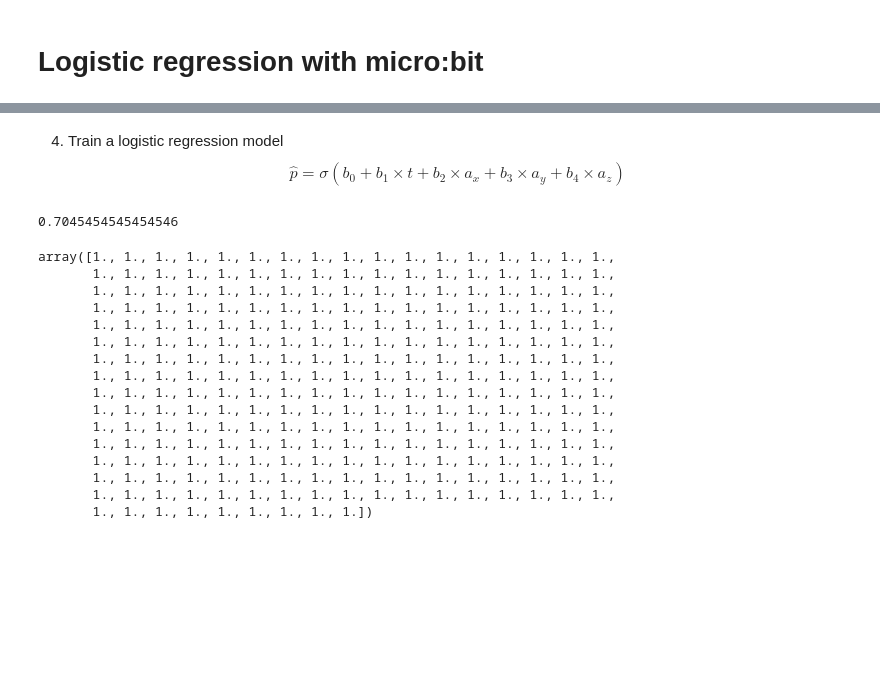
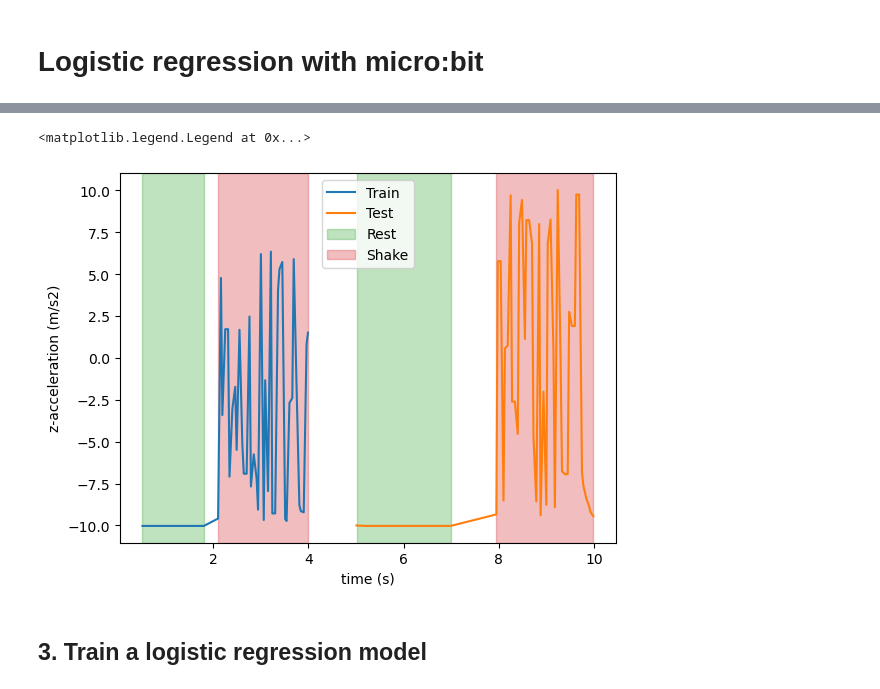
Before and after one commit to cyneuro/ML_camp, a Jupyter notebook: camp_logreg_microbit.ipynb, the cells around one changed output, grey strips where cells are left out. Drawn from its saved outputs; the diff is of its cells as text; code cells hidden in the pictures; blank space fills up the shorter version.

```diff
--- a/camp_logreg_microbit.ipynb
+++ b/camp_logreg_microbit.ipynb
@@ -90,13 +79,18 @@ plt.legend()
+# %%
+#TODO: adjust to your values
+
+train_rest = (0.5, 1.8) # (seconds)
+train_shake = (2.1, 4.0) # (seconds)
+
+test_rest = (5.0, 7.0) # (seconds)
+test_shake = (7.9, 10.0) # (seconds)
 # %%
-X_train = data.loc[data['t'] < 14, ['t', 'ax', 'ay', 'az']]
-y_train = np.ones(len(X_train))
-y_train[X_train['t'] < 7] = 0
+def construct_Xy(data, window_rest, window_shake):
+    X = pd.concat((
+        data.loc[(data['t'] >= window_rest[0]) & (data['t'] <= window_rest[1]), ['t', 'ax', 'ay', 'az']],
+        data.loc[(data['t'] >= window_shake[0]) & (data['t'] <= window_shake[1]), ['t', 'ax', 'ay', 'az']],
+    ))
+    y = np.ones(len(X))
+    y[(X['t'] >= window_rest[0]) & (X['t'] <= window_rest[1])] = 0
 
-X_test = data.loc[(data['t'] > 14) & (data['t'] < 24), ['t', 'ax', 'ay', 'az']]
-y_test = np.ones(len(X_test))
-y_test[X_test['t'] < 17] = 0
+    return X, y
-# %% [markdown]
-4. Train a logistic regression model
-$$
-\hat{p} = \sigma(b_0 + b_1 \times t + b_2 \times a_x + b_3 \times a_y + b_4 \times a_z)
-$$
@@ -107,23 +97,27 @@ preds = lr.predict(X_test)
-# %%
-accuracy_score(y_test, preds)
-# %% [output]
-0.7045454545454546
-# %%
-preds
-# %% [output]
-array([1., 1., 1., 1., 1., 1., 1., 1., 1., 1., 1., 1., 1., 1., 1., 1., 1.,
-       1., 1., 1., 1., 1., 1., 1., 1., 1., 1., 1., 1., 1., 1., 1., 1., 1.,
-       1., 1., 1., 1., 1., 1., 1., 1., 1., 1., 1., 1., 1., 1., 1., 1., 1.,
-       1., 1., 1., 1., 1., 1., 1., 1., 1., 1., 1., 1., 1., 1., 1., 1., 1.,
-       1., 1., 1., 1., 1., 1., 1., 1., 1., 1., 1., 1., 1., 1., 1., 1., 1.,
-       1., 1., 1., 1., 1., 1., 1., 1., 1., 1., 1., 1., 1., 1., 1., 1., 1.,
-       1., 1., 1., 1., 1., 1., 1., 1., 1., 1., 1., 1., 1., 1., 1., 1., 1.,
-       1., 1., 1., 1., 1., 1., 1., 1., 1., 1., 1., 1., 1., 1., 1., 1., 1.,
-       1., 1., 1., 1., 1., 1., 1., 1., 1., 1., 1., 1., 1., 1., 1., 1., 1.,
-       1., 1., 1., 1., 1., 1., 1., 1., 1., 1., 1., 1., 1., 1., 1., 1., 1.,
-       1., 1., 1., 1., 1., 1., 1., 1., 1., 1., 1., 1., 1., 1., 1., 1., 1.,
-       1., 1., 1., 1., 1., 1., 1., 1., 1., 1., 1., 1., 1., 1., 1., 1., 1.,
-       1., 1., 1., 1., 1., 1., 1., 1., 1., 1., 1., 1., 1., 1., 1., 1., 1.,
-       1., 1., 1., 1., 1., 1., 1., 1., 1., 1., 1., 1., 1., 1., 1., 1., 1.,
-       1., 1., 1., 1., 1., 1., 1., 1., 1., 1., 1., 1., 1., 1., 1., 1., 1.,
-       1., 1., 1., 1., 1., 1., 1., 1., 1.])
+# %%
+X_train, y_train = construct_Xy(data, train_rest, train_shake)
+X_test, y_test = construct_Xy(data, test_rest, test_shake)
+# %%
+plt.plot(X_train['t'], X_train["az"], label = "Train")
+plt.plot(X_test['t'], X_test["az"], label = "Test")
+
+label_set = False
+for X, y in [(X_train, y_train), (X_test, y_test)]:
+    for y_value, y_label in enumerate(["Rest", "Shake"]):
+        plt.axvspan(
+            X['t'].to_numpy()[np.where(y == y_value)[0][0]],
+            X['t'].to_numpy()[np.where(y == y_value)[0][-1]],
+            alpha = 0.3,
+            color = "tab:green" if y_value == 0 else "tab:red",
+            label = y_label if not label_set else None
+            )
+    label_set = True
+
+plt.xlabel("time (s)")
+plt.ylabel("z-acceleration (m/s2)")
+plt.legend()
+# %% [output]
+<matplotlib.legend.Legend at 0x...>
+[figure, added]
+# %% [markdown]
+## 3. Train a logistic regression model
```
Also changed, not shown: parts of 19 cells of this notebook.
